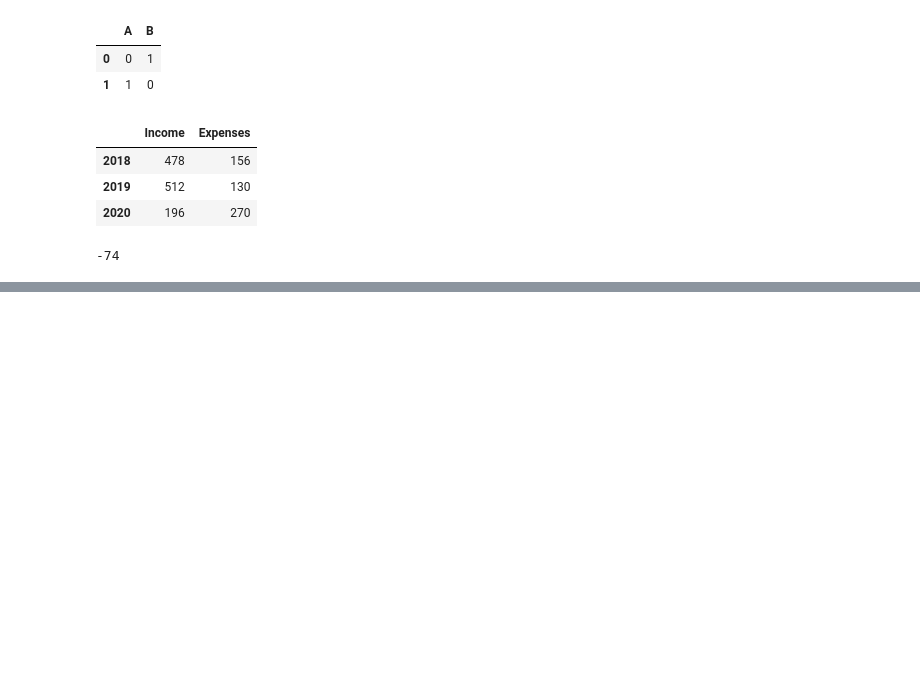
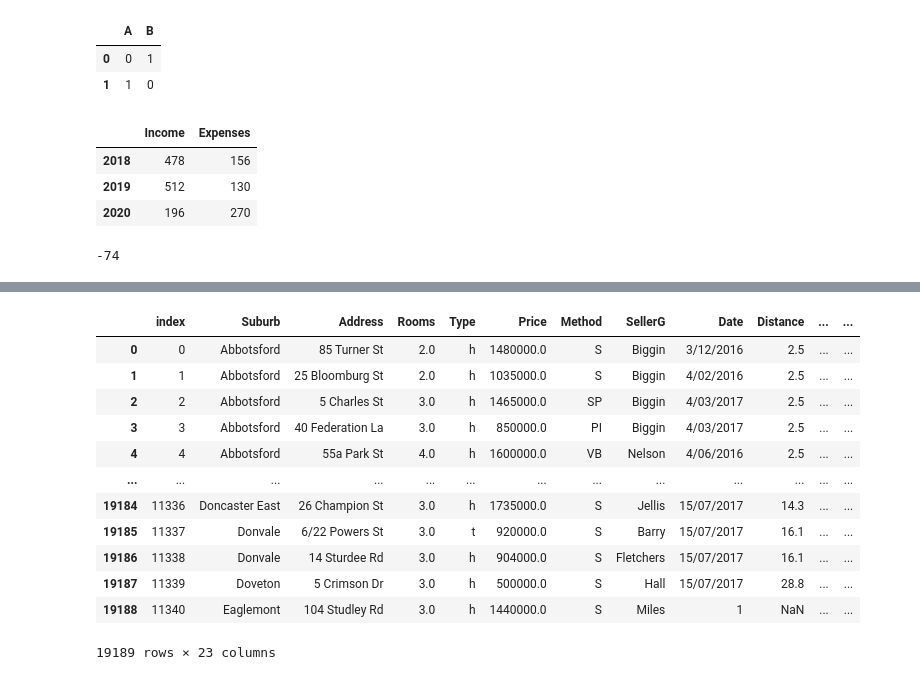
Before and after one commit to Ellana555/PythonBase, a Jupyter notebook: Pandas.ipynb, the cells around one changed output, grey strips where cells are left out. Cells and saved outputs as stored; diff of their text form; code cells hidden in the pictures; blank space fills up the shorter version.

```diff
--- a/Pandas.ipynb
+++ b/Pandas.ipynb
@@ -278,0 +282,18 @@ display(data)
+# %%
+melb_data = pd.read_csv('/content/data/melb_data.csv', sep=',')
+# %%
+display(melb_data)
+# %% [output]
+|  | index | Suburb | Address | Rooms | Type | Price | Method | SellerG | Date | Distance | ... | ... |
+| 0 | 0 | Abbotsford | 85 Turner St | 2.0 | h | 1480000.0 | S | Biggin | 3/12/2016 | 2.5 | ... | ... |
+| 1 | 1 | Abbotsford | 25 Bloomburg St | 2.0 | h | 1035000.0 | S | Biggin | 4/02/2016 | 2.5 | ... | ... |
+| 2 | 2 | Abbotsford | 5 Charles St | 3.0 | h | 1465000.0 | SP | Biggin | 4/03/2017 | 2.5 | ... | ... |
+| 3 | 3 | Abbotsford | 40 Federation La | 3.0 | h | 850000.0 | PI | Biggin | 4/03/2017 | 2.5 | ... | ... |
+| 4 | 4 | Abbotsford | 55a Park St | 4.0 | h | 1600000.0 | VB | Nelson | 4/06/2016 | 2.5 | ... | ... |
+| ... | ... | ... | ... | ... | ... | ... | ... | ... | ... | ... | ... | ... |
+| 19184 | 11336 | Doncaster East | 26 Champion St | 3.0 | h | 1735000.0 | S | Jellis | 15/07/2017 | 14.3 | ... | ... |
+| 19185 | 11337 | Donvale | 6/22 Powers St | 3.0 | t | 920000.0 | S | Barry | 15/07/2017 | 16.1 | ... | ... |
+| 19186 | 11338 | Donvale | 14 Sturdee Rd | 3.0 | h | 904000.0 | S | Fletchers | 15/07/2017 | 16.1 | ... | ... |
+| 19187 | 11339 | Doveton | 5 Crimson Dr | 3.0 | h | 500000.0 | S | Hall | 15/07/2017 | 28.8 | ... | ... |
+| 19188 | 11340 | Eaglemont | 104 Studley Rd | 3.0 | h | 1440000.0 | S | Miles | 1 | NaN | ... | ... |
+19189 rows × 23 columns
```
Also changed, not shown: parts of 3 cells of this notebook.
